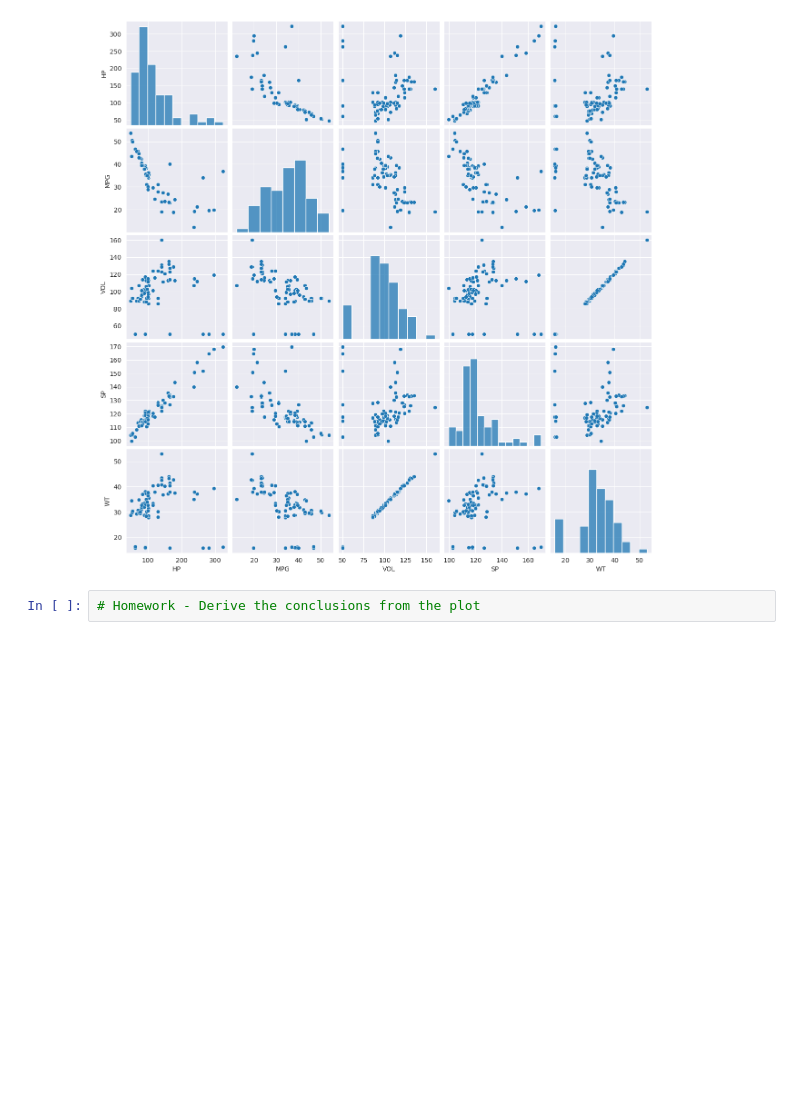
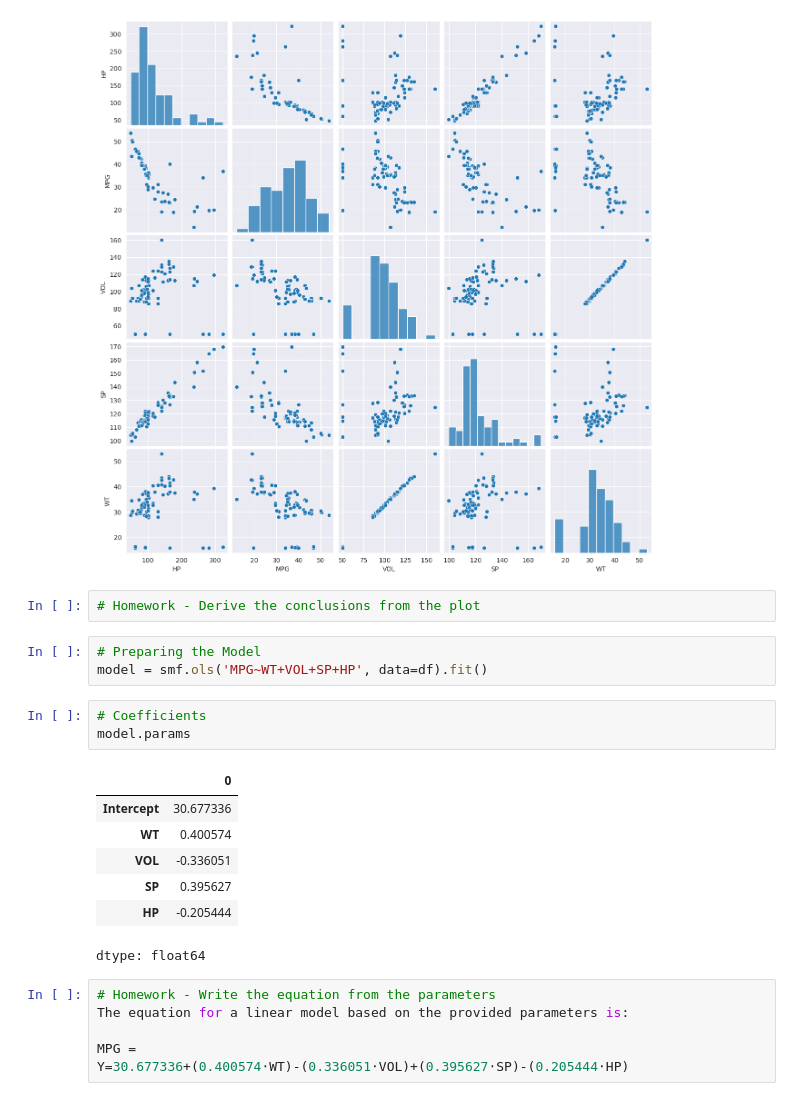
Before and after one commit to Chhaya-cloud/Chatbot, a Jupyter notebook: Multiple_Linear_Regression.ipynb, the cells around one changed output. Saved outputs shown, nothing was run; the diff lists cells and outputs as text; blank space fills up the shorter version.

```diff
--- a/Multiple_Linear_Regression.ipynb
+++ b/Multiple_Linear_Regression.ipynb
@@ -79,3 +79,23 @@ sns.pairplot(df)
 [figure]
 # %%
 # Homework - Derive the conclusions from the plot
+# %%
+# Preparing the Model
+model = smf.ols('MPG~WT+VOL+SP+HP', data=df).fit()
+# %%
+# Coefficients
+model.params
+# %% [output]
+|  | 0 |
+| Intercept | 30.677336 |
+| WT | 0.400574 |
+| VOL | -0.336051 |
+| SP | 0.395627 |
+| HP | -0.205444 |
+dtype: float64
+# %%
+# Homework - Write the equation from the parameters
+The equation for a linear model based on the provided parameters is:
+
+MPG =
+Y=30.677336+(0.400574⋅WT)-(0.336051⋅VOL)+(0.395627⋅SP)-(0.205444⋅HP)
```
Also changed, not shown: parts of 7 cells of this notebook.
